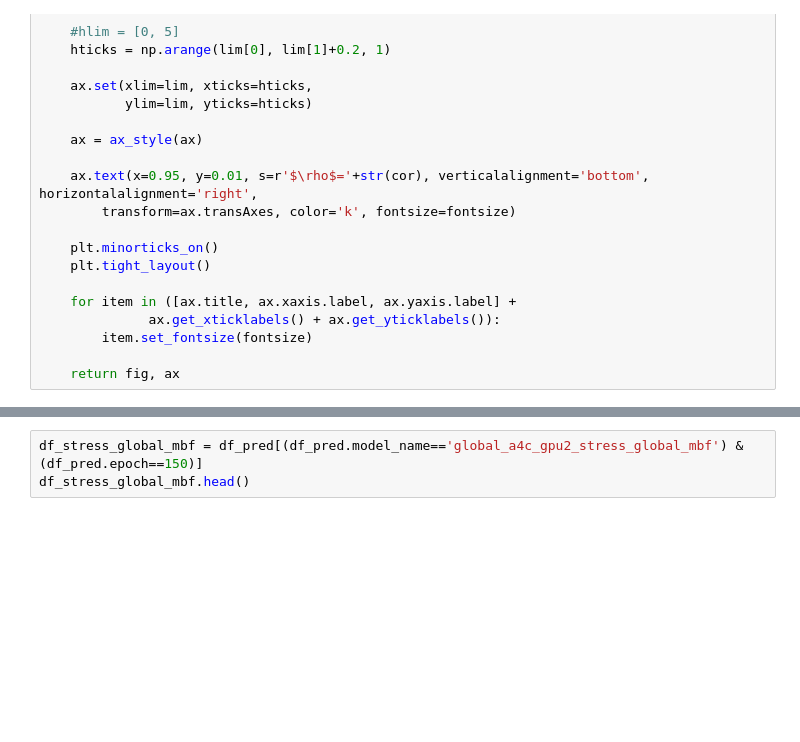
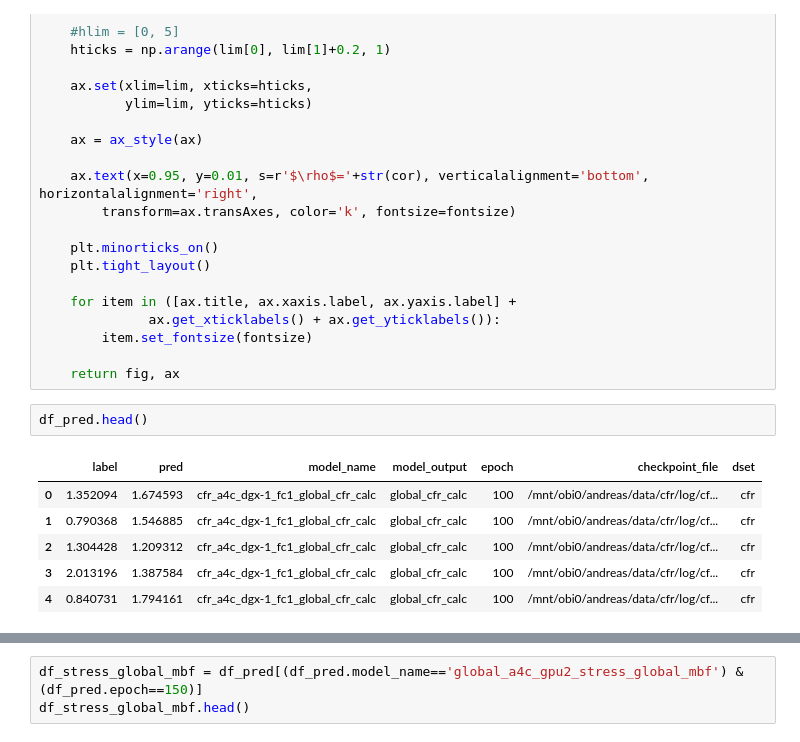
Before and after one commit to awerdich/werdich-cfr, a Jupyter notebook: notebooks/visualize_cfr_predictions.ipynb, the cells around one changed output, grey strips where cells are left out. Saved outputs shown, nothing was run; the diff lists cells and outputs as text; blank space fills up the shorter version.

```diff
--- a/notebooks/visualize_cfr_predictions.ipynb
+++ b/notebooks/visualize_cfr_predictions.ipynb
@@ -245,3 +235,12 @@ def scatter_plot(X, Y, cor, lim=[0, 5], xl='Predicted', yl='Observed'):
         item.set_fontsize(fontsize)
 
     return fig, ax
+# %%
+df_pred.head()
+# %% [output]
+|  | label | pred | model_name | model_output | epoch | checkpoint_file | dset |
+| 0 | 1.352094 | 1.674593 | cfr_a4c_dgx-1_fc1_global_cfr_calc | global_cfr_calc | 100 | /mnt/obi0/andreas/data/cfr/log/cf... | cfr |
+| 1 | 0.790368 | 1.546885 | cfr_a4c_dgx-1_fc1_global_cfr_calc | global_cfr_calc | 100 | /mnt/obi0/andreas/data/cfr/log/cf... | cfr |
+| 2 | 1.304428 | 1.209312 | cfr_a4c_dgx-1_fc1_global_cfr_calc | global_cfr_calc | 100 | /mnt/obi0/andreas/data/cfr/log/cf... | cfr |
+| 3 | 2.013196 | 1.387584 | cfr_a4c_dgx-1_fc1_global_cfr_calc | global_cfr_calc | 100 | /mnt/obi0/andreas/data/cfr/log/cf... | cfr |
+| 4 | 0.840731 | 1.794161 | cfr_a4c_dgx-1_fc1_global_cfr_calc | global_cfr_calc | 100 | /mnt/obi0/andreas/data/cfr/log/cf... | cfr |
```
Also changed, not shown: parts of 18 cells of this notebook, 3 other files.
